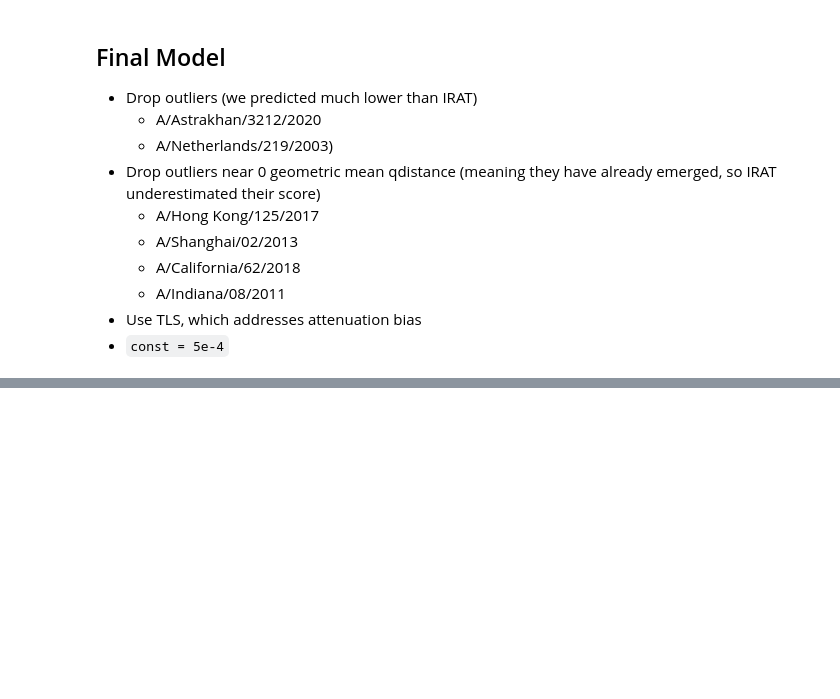
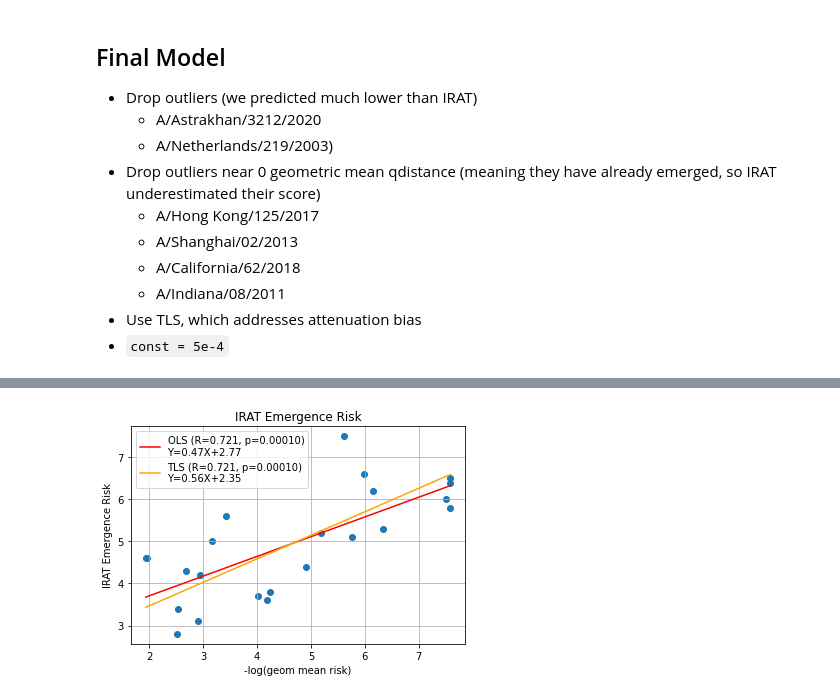
Before and after one commit to zeroknowledgediscovery/emergenet, a Jupyter notebook: paper_data_v3/irat_enet/final_irat_model/irat_predictions.ipynb, the cells around one changed output, grey strips where cells are left out. Cells and saved outputs as stored; diff of their text form; code cells hidden in the pictures; blank space fills up the shorter version.

```diff
--- a/paper_data_v3/irat_enet/final_irat_model/irat_predictions.ipynb
+++ b/paper_data_v3/irat_enet/final_irat_model/irat_predictions.ipynb
@@ -291,0 +291,21 @@ plt.title('IRAT Predictions');
+# %%
+X = -np.log(irat['Geom Mean Risk'] + 5e-4)
+Y = irat['Emergence Score']
+ols_slope, ols_intercept, ols_R, ols_p, _ = linregress(X, Y)
+tls_slope, tls_intercept, tls_R, tls_p = TLS(X, Y)
+
+# Plot
+X_line = np.linspace(min(X), max(X), 100)
+Y_ols = ols_slope * X_line + ols_intercept
+Y_tls = tls_slope * X_line + tls_intercept
+
+plt.scatter(X, Y)
+plt.plot(X_line, Y_ols, label=f'OLS (R={ols_R:.3f}, p={ols_p:.5f})\nY={ols_slope:.2f}X+{ols_intercept:.2f}',color='red')
+plt.plot(X_line, Y_tls, label=f'TLS (R={tls_R:.3f}, p={tls_p:.5f})\nY={tls_slope:.2f}X+{tls_intercept:.2f}',color='orange')
+plt.xlabel('-log(geom mean risk)')
+plt.ylabel('IRAT Emergence Risk')
+plt.legend()
+plt.grid()
+plt.title('IRAT Emergence Risk');
+# %% [output]
+[figure, added]
```
Also changed, not shown: parts of 15 cells of this notebook, 16 other files.
